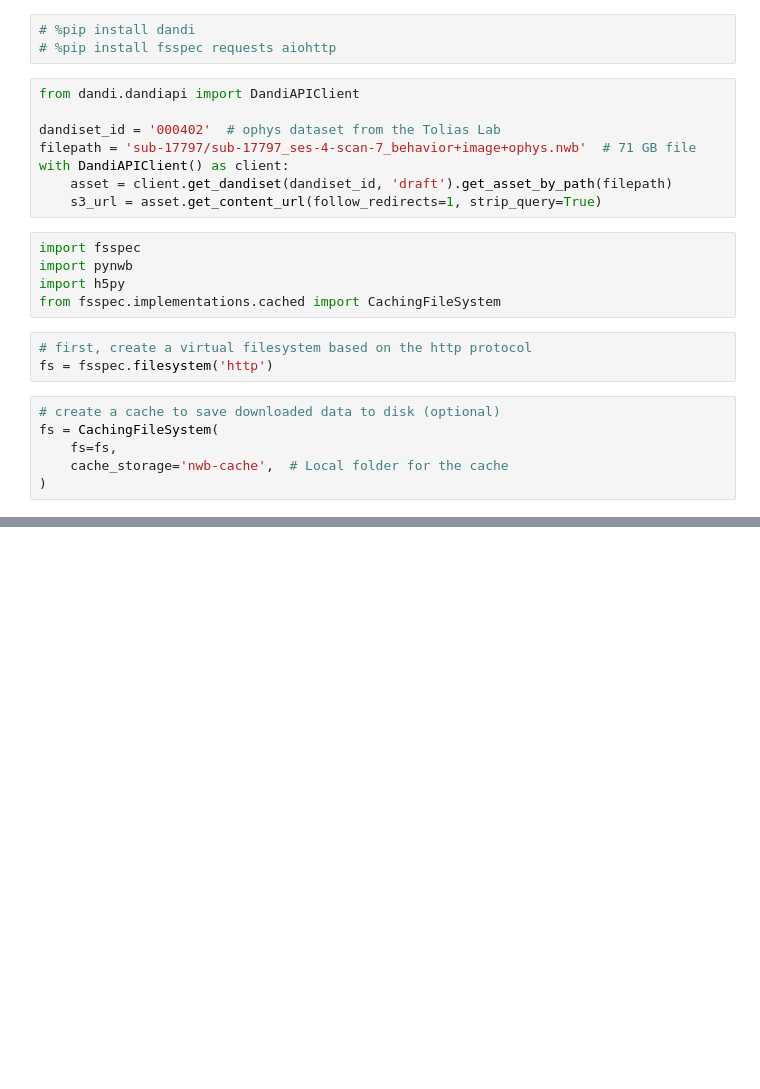
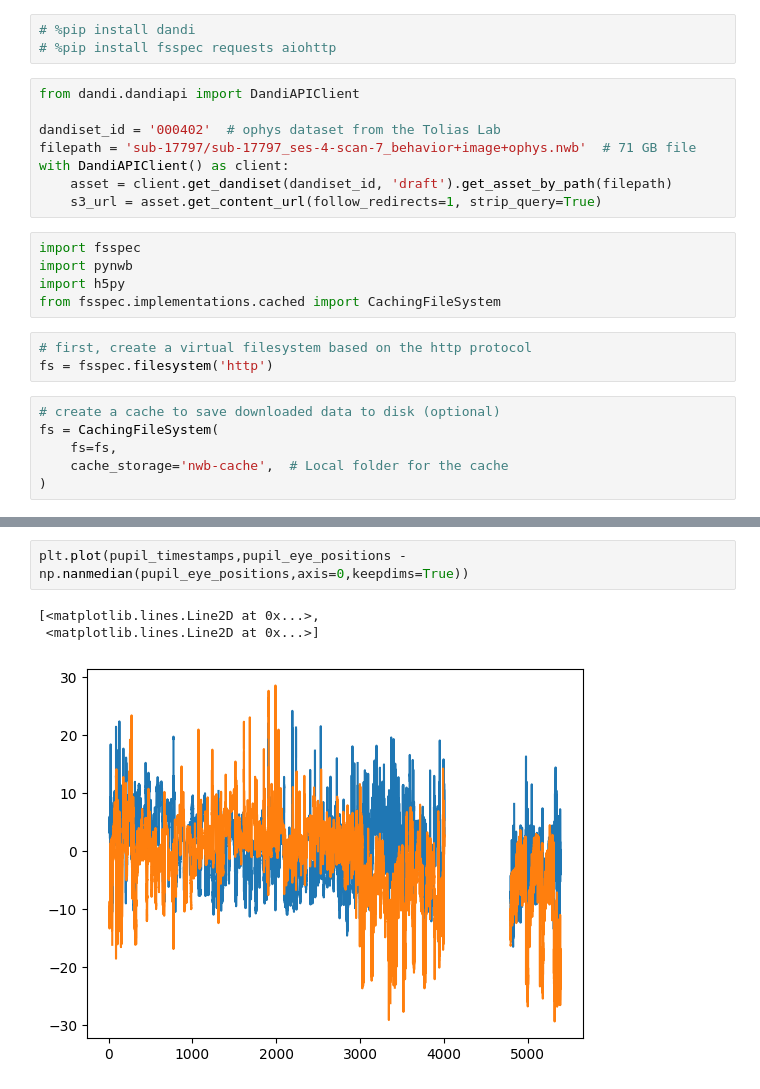
Before and after one commit to paulgfahey/dandi_microns_phase3_nda, a Jupyter notebook: [tutorial]microns_minnie_dandiset.ipynb, the cells around one changed output, grey strips where cells are left out. Saved outputs shown, nothing was run; the diff lists cells and outputs as text; blank space fills up the shorter version.

```diff
--- a/[tutorial]microns_minnie_dandiset.ipynb
+++ b/[tutorial]microns_minnie_dandiset.ipynb
@@ -43,0 +88,6 @@ plt.plot(temp)
+# %%
+plt.plot(pupil_timestamps,pupil_eye_positions - np.nanmedian(pupil_eye_positions,axis=0,keepdims=True))
+# %% [output]
+[<matplotlib.lines.Line2D at 0x...>,
+ <matplotlib.lines.Line2D at 0x...>]
+[figure, added]
```
Also changed, not shown: parts of 12 cells of this notebook.
